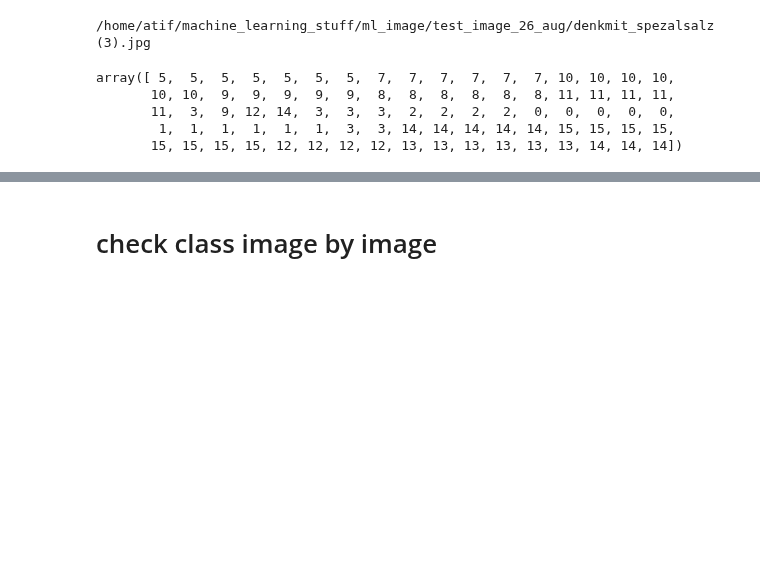
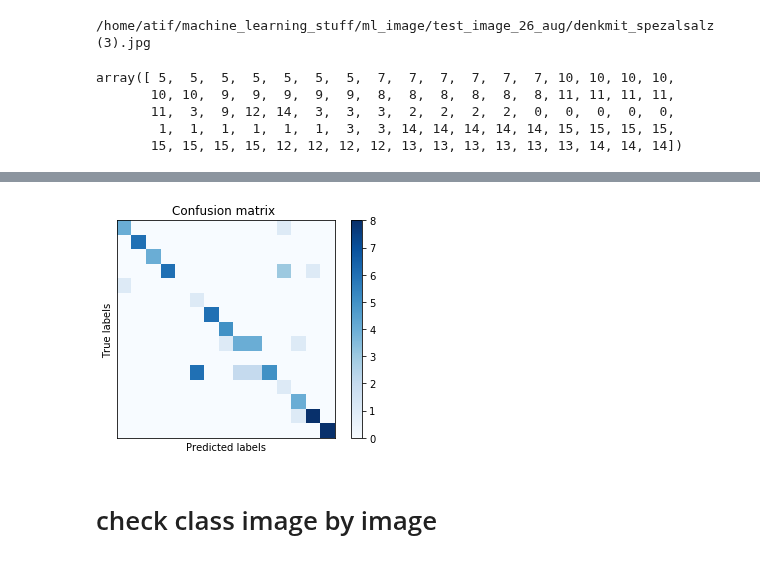
Before and after one commit to atifkarim/Implementation-of-Image-Perception-System-for-Kitchen-Utensils, a Jupyter notebook: classification_UE4_image/UE4_image_classification.ipynb, the cells around one changed output, grey strips where cells are left out. Cells and saved outputs as stored; diff of their text form; code cells hidden in the pictures; blank space fills up the shorter version.

Commit message:
addded confusion matrix, calculated accuracy with py code

```diff
--- a/classification_UE4_image/UE4_image_classification.ipynb
+++ b/classification_UE4_image/UE4_image_classification.ipynb
@@ -65,7 +63,7 @@ def get_class(img_path):
 # %%
 imgs = []
 labels = []
-root_dir = '/home/atif/machine_learning_stuff/ml_image/copy_image/'
+root_dir = '/home/atif/machine_learning_stuff/ml_image/train_image_AI/'
 #path='/home/atif/training_by_several_learning_process/flower_photos/00000/'
 
 #all_img_paths = glob.glob(path+ '5547758_eea9edfd54_n_000.jpg')
@@ -190,7 +188,7 @@ Epoch 1/1
 # load saved model
 # %%
 from keras.models import load_model
-model = load_model('/home/atif/machine_learning_stuff/model_file_keras/model_augmentation_1_epoch_27_aug.h5')
+model = load_model('/home/atif/machine_learning_stuff/model_file_keras/08_aug_ep_100.h5')
 # %% [markdown]
 # Check total accuracy of the model using all test images
 # %%
@@ -250,3 +316,17 @@ Test accuracy = 0.12941176470588237
+# %%
+from sklearn import metrics
+cm = metrics.confusion_matrix(y_test, y_pred)
+# %%
+plt.imshow(cm, cmap=plt.cm.Blues)
+plt.xlabel("Predicted labels")
+plt.ylabel("True labels")
+plt.xticks([], [])
+plt.yticks([], [])
+plt.title('Confusion matrix ')
+plt.colorbar()
+plt.show()
+# %% [output]
+[figure, added]
 # %% [markdown]
 # check class image by image
 # %%
```
Also changed, not shown: parts of 7 cells of this notebook.
